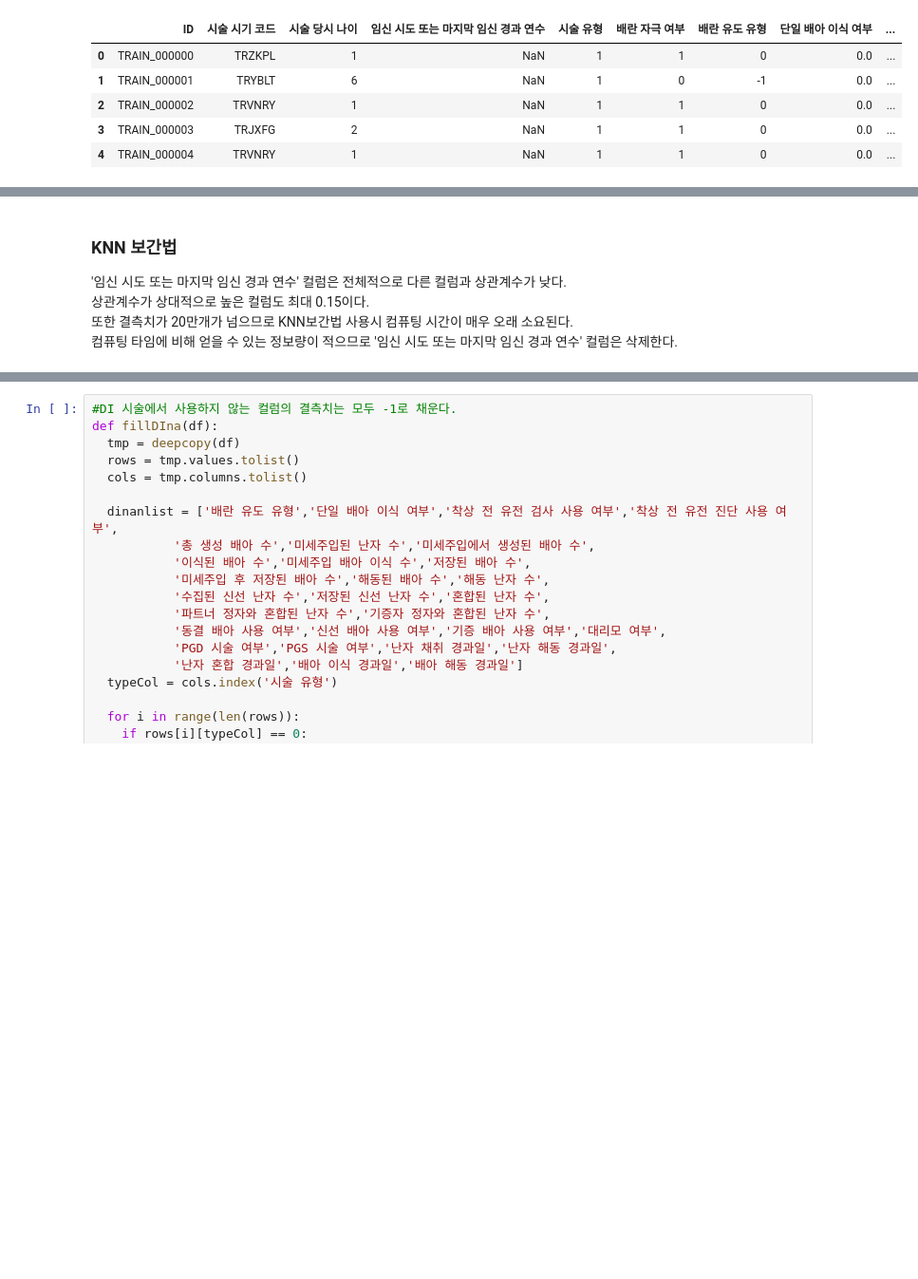
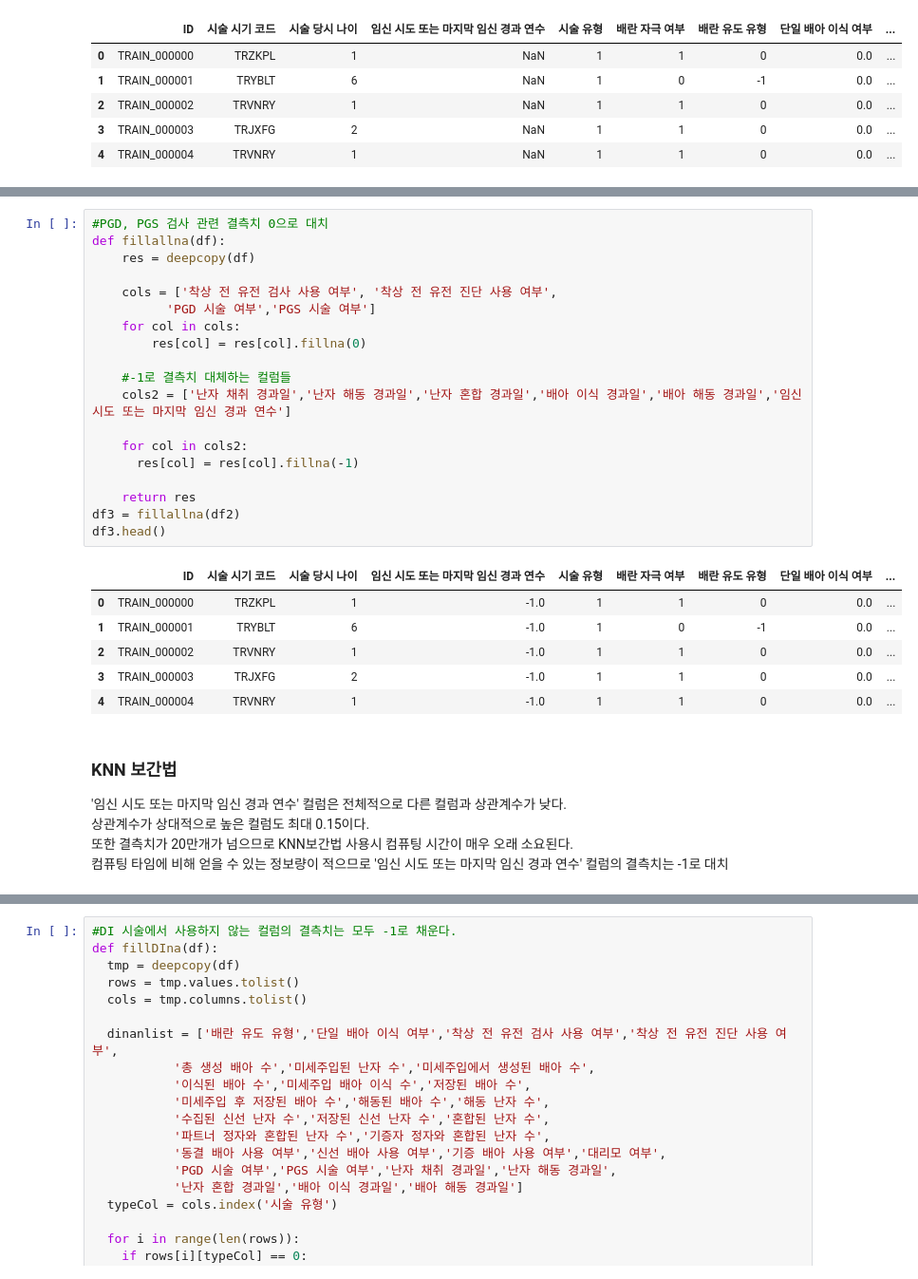
Before and after one commit to geabal/LGAimers-06-2, a Jupyter notebook: src/Data Pre-processing2.ipynb, the cells around one changed output, grey strips where cells are left out. Shown: that part at 95% size. Cells and saved outputs as stored; diff of their text form; blank space fills up the shorter version.

```diff
--- a/src/Data Pre-processing2.ipynb
+++ b/src/Data Pre-processing2.ipynb
@@ -457,7 +502,33 @@ df3.head()
+# %%
+#PGD, PGS 검사 관련 결측치 0으로 대치
+def fillallna(df):
+    res = deepcopy(df)
+
+    cols = ['착상 전 유전 검사 사용 여부', '착상 전 유전 진단 사용 여부',
+          'PGD 시술 여부','PGS 시술 여부']
+    for col in cols:
+        res[col] = res[col].fillna(0)
+
+    #-1로 결측치 대체하는 컬럼들
+    cols2 = ['난자 채취 경과일','난자 해동 경과일','난자 혼합 경과일','배아 이식 경과일','배아 해동 경과일','임신 시도 또는 마지막 임신 경과 연수']
+
+    for col in cols2:
+      res[col] = res[col].fillna(-1)
+
+    return res
+df3 = fillallna(df2)
+df3.head()
+# %% [output]
+|  | ID | 시술 시기 코드 | 시술 당시 나이 | 임신 시도 또는 마지막 임신 경과 연수 | 시술 유형 | 배란 자극 여부 | 배란 유도 유형 | 단일 배아 이식 여부 | ... |
+| 0 | TRAIN_000000 | TRZKPL | 1 | -1.0 | 1 | 1 | 0 | 0.0 | ... |
+| 1 | TRAIN_000001 | TRYBLT | 6 | -1.0 | 1 | 0 | -1 | 0.0 | ... |
+| 2 | TRAIN_000002 | TRVNRY | 1 | -1.0 | 1 | 1 | 0 | 0.0 | ... |
+| 3 | TRAIN_000003 | TRJXFG | 2 | -1.0 | 1 | 1 | 0 | 0.0 | ... |
+| 4 | TRAIN_000004 | TRVNRY | 1 | -1.0 | 1 | 1 | 0 | 0.0 | ... |
 # %% [markdown]
 ### KNN 보간법
 
 '임신 시도 또는 마지막 임신 경과 연수' 컬럼은 전체적으로 다른 컬럼과 상관계수가 낮다.
 상관계수가 상대적으로 높은 컬럼도 최대 0.15이다.
 또한 결측치가 20만개가 넘으므로 KNN보간법 사용시 컴퓨팅 시간이 매우 오래 소요된다.
-컴퓨팅 타임에 비해 얻을 수 있는 정보량이 적으므로 '임신 시도 또는 마지막 임신 경과 연수' 컬럼은 삭제한다.
+컴퓨팅 타임에 비해 얻을 수 있는 정보량이 적으므로 '임신 시도 또는 마지막 임신 경과 연수' 컬럼의 결측치는 -1로 대치
```
Also changed, not shown: parts of 12 cells of this notebook, 14 other files.
